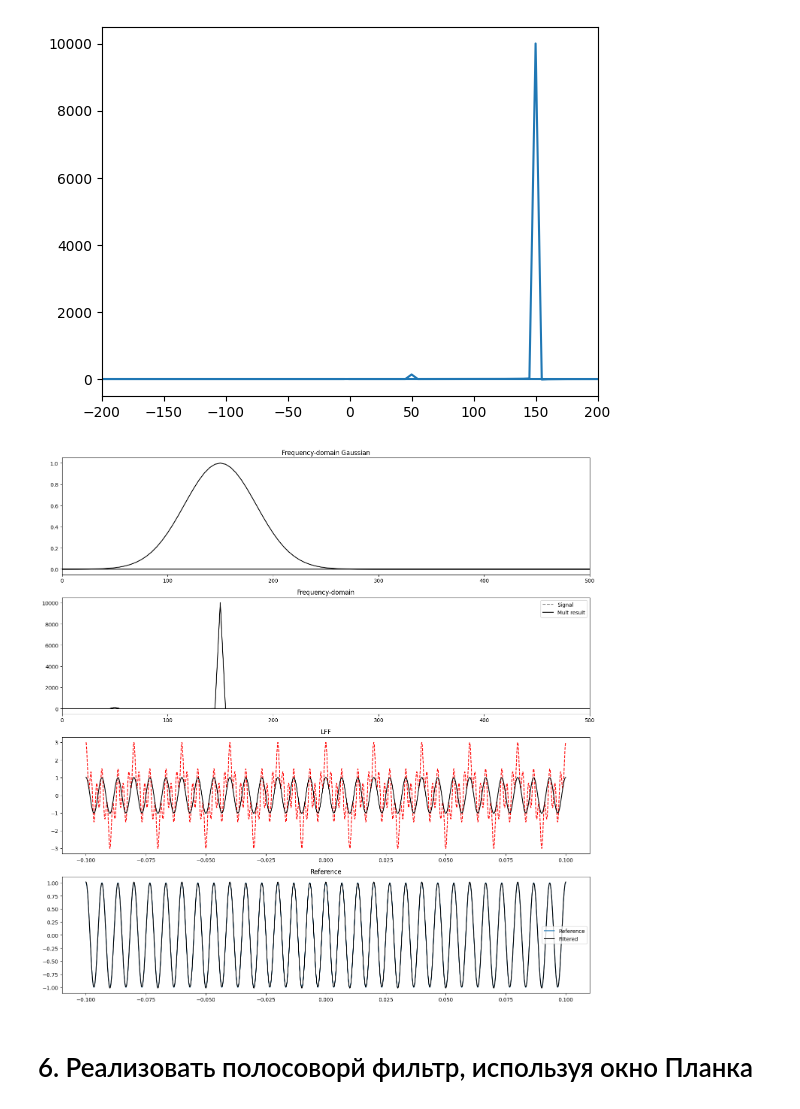
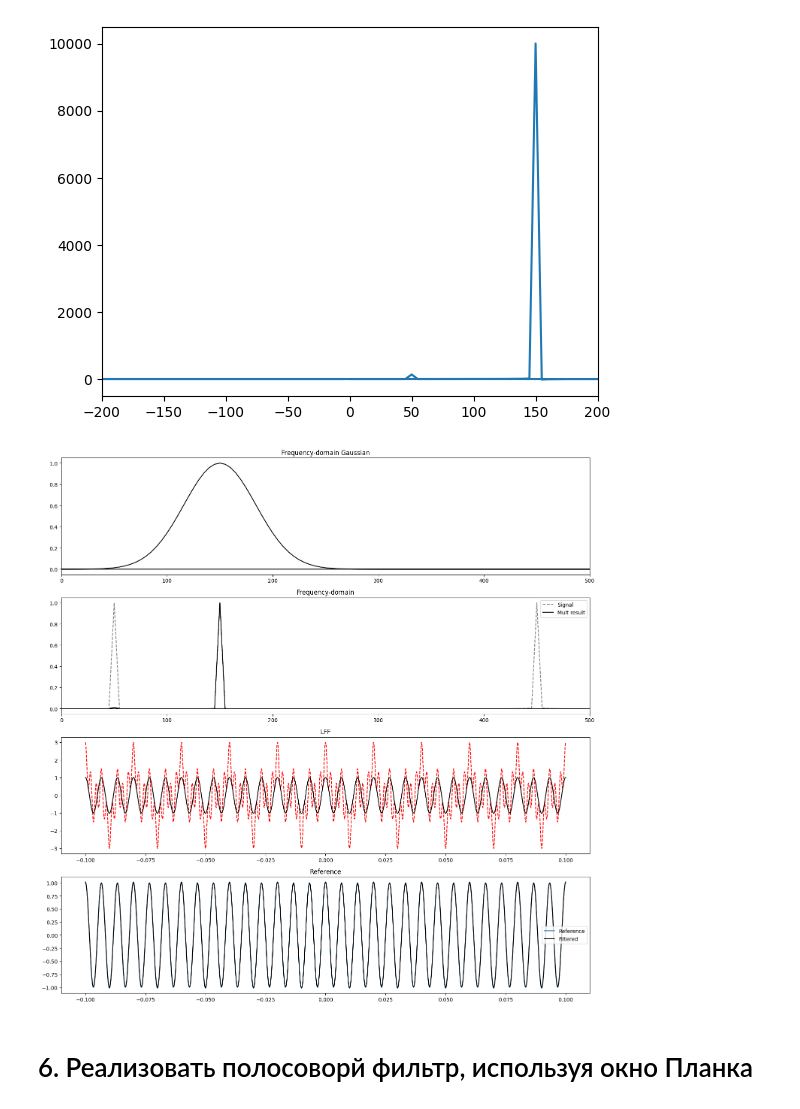
Before and after one commit to MiLiahkim00000101/Digital-Signal-Processing, a Jupyter notebook: Task4/main.ipynb, the cells around one changed output. Saved outputs shown, nothing was run; the diff lists cells and outputs as text; code cells hidden in the pictures.

```diff
--- a/Task4/main.ipynb
+++ b/Task4/main.ipynb
@@ -302,31 +303,31 @@ plt.xlim(-200, 200)
 # %%
 fig, axes = plt.subplots(4, 1, figsize=(15,15))
 
 # Для Фильтра в пространстве частот
 axes[0].plot(freq_h, gauss_filter_nb, color='black')
 axes[0].set_title("Frequency-domain Gaussian")
 axes[0].set_xlim(freq_bound_l, freq_bound_h)
 
 axes[1].plot(freq_h, np.abs(func_fft)/N_h*2, color='grey', linestyle='--', label="Signal")
-axes[1].plot(freq_h, mult_gauss_nb_cos, color='black', label="Mult result")
+axes[1].plot(freq_h, mult_gauss_nb_cos/N_h*2, color='black', label="Mult result")
 axes[1].set_title("Frequency-domain")
 axes[1].legend()
 axes[1].set_xlim(freq_bound_l, freq_bound_h)
 
 
 axes[2].plot(h, func, color="red", linestyle='--', label="Signal")
 axes[2].plot(h, mult_gauss_nb_cos_ifft, color="black", label="Filtered")
 axes[2].set_title("LFF")
 
 axes[3].plot(h, cos_150(h), label='Reference')
 axes[3].plot(h, mult_gauss_nb_cos_ifft, color="black", label="Filtered")
 axes[3].set_title("Reference")
 axes[3].legend()
 
 
 plt.tight_layout()
 # %% [output]
-[figure, old version]
+[figure, new version]
 # %% [markdown]
 # 6. Реализовать полосоворй фильтр, используя окно Планка
 # %% [markdown]
```
Also changed, not shown: parts of 7 cells of this notebook, 5 other files.
